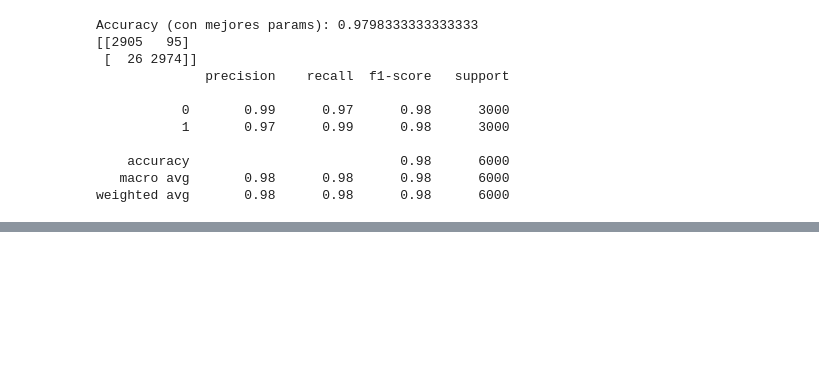
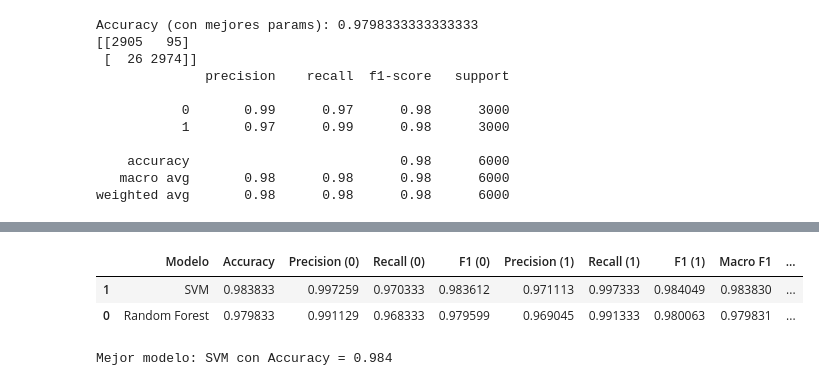
Before and after one commit to prm2419/Evaluacion_de_la_expansion_de_la_huella_urbana_en_La_Ceja_utilizando_aprendizaje_supervisado_y_teled, a Jupyter notebook: Code.ipynb, the cells around one changed output, grey strips where cells are left out. Cells and saved outputs as stored; diff of their text form; code cells hidden in the pictures; blank space fills up the shorter version.

```diff
--- a/Code.ipynb
+++ b/Code.ipynb
@@ -757,0 +753,39 @@ plt.show()
+# %%
+# Definir los modelos a comparar
+models = {
+    'Random Forest': clf,
+    'SVM':           pipe_svm
+}
+
+# Recopilar métricas
+results = []
+for name, model in models.items():
+    y_pred = model.predict(X_val)
+    acc = accuracy_score(y_val, y_pred)
+    report = classification_report(y_val, y_pred, output_dict=True)
+
+    results.append({
+        'Modelo': name,
+        'Accuracy': acc,
+        'Precision (0)': report['0']['precision'],
+        'Recall (0)':    report['0']['recall'],
+        'F1 (0)':        report['0']['f1-score'],
+        'Precision (1)': report['1']['precision'],
+        'Recall (1)':    report['1']['recall'],
+        'F1 (1)':        report['1']['f1-score'],
+        'Macro F1':      report['macro avg']['f1-score'],
+        'Weighted F1':   report['weighted avg']['f1-score']
+    })
+
+# Convertir a DataFrame y ordenar por accuracy
+df_comparison = pd.DataFrame(results).sort_values(by='Accuracy', ascending=False)
+display(df_comparison)
+
+# Indicar modelo ganador
+best_model = df_comparison.iloc[0]
+print(f"\nMejor modelo: {best_model['Modelo']} con Accuracy = {best_model['Accuracy']:.3f}")
+# %% [output]
+|  | Modelo | Accuracy | Precision (0) | Recall (0) | F1 (0) | Precision (1) | Recall (1) | F1 (1) | Macro F1 | ... |
+| 1 | SVM | 0.983833 | 0.997259 | 0.970333 | 0.983612 | 0.971113 | 0.997333 | 0.984049 | 0.983830 | ... |
+| 0 | Random Forest | 0.979833 | 0.991129 | 0.968333 | 0.979599 | 0.969045 | 0.991333 | 0.980063 | 0.979831 | ... |
+Mejor modelo: SVM con Accuracy = 0.984
```
Also changed, not shown: parts of 15 cells of this notebook, 1 other file.
